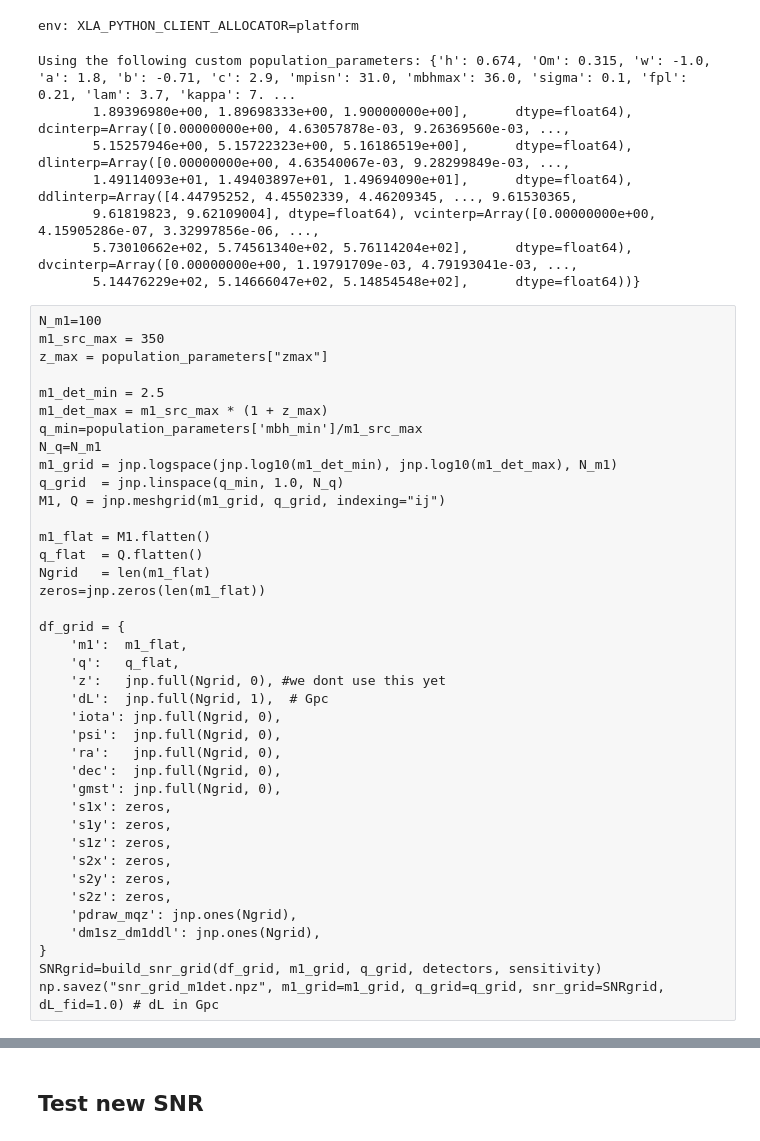
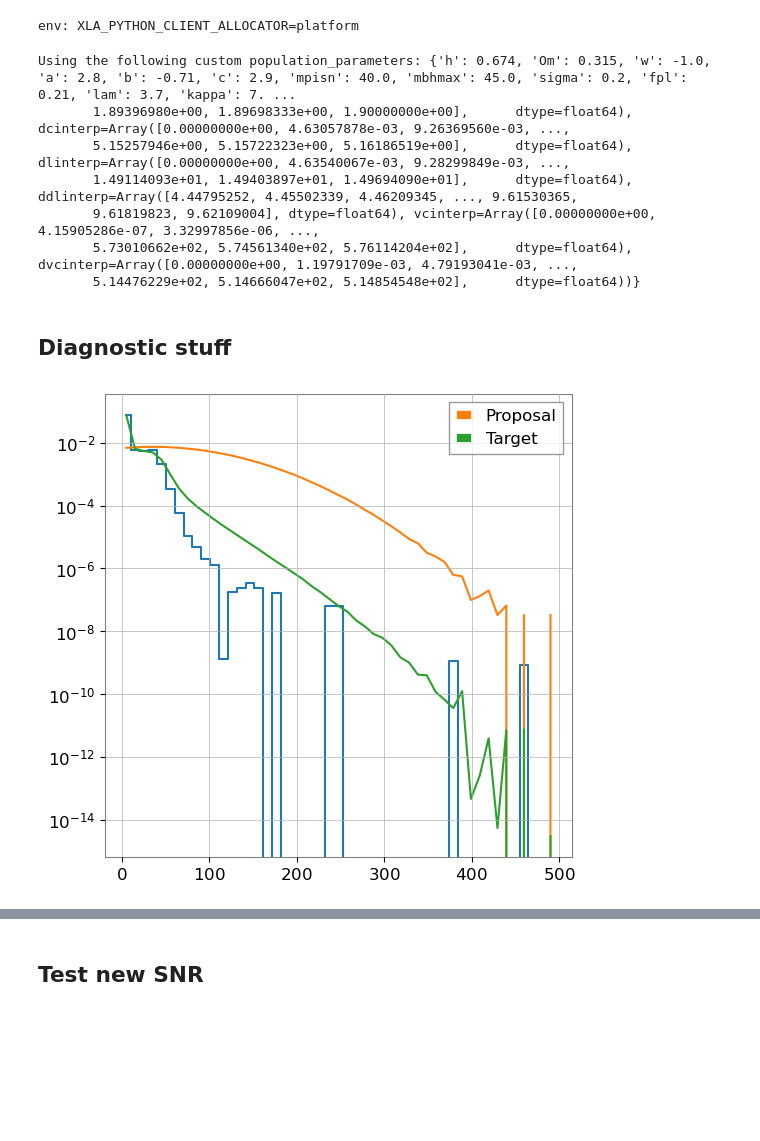
Before and after one commit to abby-moran/GW_pop_cosmo_inference, a Jupyter notebook: src/redone_gen.ipynb, the cells around one changed output, grey strips where cells are left out. Drawn from its saved outputs; the diff is of its cells as text; code cells hidden in the pictures; blank space fills up the shorter version.

```diff
--- a/src/redone_gen.ipynb
+++ b/src/redone_gen.ipynb
@@ -43,7 +42,7 @@ SENSITIVITIES = {'aligo': lalsim.SimNoisePSDaLIGODesignSensitivityP1200087,
                 'CE': lalsim.SimNoisePSDCosmicExplorerP1600143}
 
 population_parameters = dict()
-config_file = '../reproduce/configs/config_zp1.txt'
+config_file = '../reproduce/configs/config2.txt'
 #outfile = 'new_mock_inj_cut.h5'#'mock_injections_o3_zp1.h5'
 
 population_parameters = dict()
@@ -65,7 +64,7 @@ custom_cosmo = intensity_models.FlatwCDMCosmology(population_parameters['h'], po
 population_parameters['cosmo'] = custom_cosmo
 print("Using the following custom population_parameters: " + str(population_parameters))
 # %% [output]
-Using the following custom population_parameters: {'h': 0.674, 'Om': 0.315, 'w': -1.0, 'a': 1.8, 'b': -0.71, 'c': 2.9, 'mpisn': 31.0, 'mbhmax': 36.0, 'sigma': 0.1, 'fpl': 0.21, 'lam': 3.7, 'kappa': 7. ...
+Using the following custom population_parameters: {'h': 0.674, 'Om': 0.315, 'w': -1.0, 'a': 2.8, 'b': -0.71, 'c': 2.9, 'mpisn': 40.0, 'mbhmax': 45.0, 'sigma': 0.2, 'fpl': 0.21, 'lam': 3.7, 'kappa': 7. ...
        1.89396980e+00, 1.89698333e+00, 1.90000000e+00],      dtype=float64), dcinterp=Array([0.00000000e+00, 4.63057878e-03, 9.26369560e-03, ...,
        5.15257946e+00, 5.15722323e+00, 5.16186519e+00],      dtype=float64), dlinterp=Array([0.00000000e+00, 4.63540067e-03, 9.28299849e-03, ...,
        1.49114093e+01, 1.49403897e+01, 1.49694090e+01],      dtype=float64), ddlinterp=Array([4.44795252, 4.45502339, 4.46209345, ..., 9.61530365,
@@ -173,43 +172,4 @@ def build_snr_grid(df_grid, m1_grid, q_grid, detectors, sensitivity, batch_num=4
         num_left -= (stop - start)
 
     return snr_out.reshape(len(m1_grid), len(q_grid))
-# %% [raw]
-N_m1=100
-m1_src_max = 350
-z_max = population_parameters["zmax"]
-
-m1_det_min = 2.5
-m1_det_max = m1_src_max * (1 + z_max)
-q_min=population_parameters['mbh_min']/m1_src_max
-N_q=N_m1
-m1_grid = jnp.logspace(jnp.log10(m1_det_min), jnp.log10(m1_det_max), N_m1)
-q_grid  = jnp.linspace(q_min, 1.0, N_q)
-M1, Q = jnp.meshgrid(m1_grid, q_grid, indexing="ij")
-
-m1_flat = M1.flatten()
-q_flat  = Q.flatten()
-Ngrid   = len(m1_flat)
-zeros=jnp.zeros(len(m1_flat))
-
-df_grid = {
-    'm1':  m1_flat,
-    'q':   q_flat,
-    'z':   jnp.full(Ngrid, 0), #we dont use this yet
-    'dL':  jnp.full(Ngrid, 1),  # Gpc
-    'iota': jnp.full(Ngrid, 0),
-    'psi':  jnp.full(Ngrid, 0),
-    'ra':   jnp.full(Ngrid, 0),
-    'dec':  jnp.full(Ngrid, 0),
-    'gmst': jnp.full(Ngrid, 0),
-    's1x': zeros,
-    's1y': zeros,
-    's1z': zeros,
-    's2x': zeros,
-    's2y': zeros,
-    's2z': zeros,
-    'pdraw_mqz': jnp.ones(Ngrid),
-    'dm1sz_dm1ddl': jnp.ones(Ngrid),
-}
-SNRgrid=build_snr_grid(df_grid, m1_grid, q_grid, detectors, sensitivity)
-np.savez("snr_grid_m1det.npz", m1_grid=m1_grid, q_grid=q_grid, snr_grid=SNRgrid, dL_fid=1.0) # dL in Gpc
 # %%
@@ -221,3 +182,5 @@ snr_grid = grid["snr_grid"]
 dL_fid   = float(grid["dL_fid"])
 
 log_snr_interp = RegularGridInterpolator((m1_grid, q_grid), np.log(snr_grid), bounds_error=False, fill_value=-np.inf)
+# %% [markdown]
+## Diagnostic stuff
@@ -223,0 +283,16 @@ log_snr_interp = RegularGridInterpolator((m1_grid, q_grid), np.log(snr_grid), bo
+# %%
+m_bins = np.linspace(m.min(), m.max(), 50)
+hist_draw, _ = np.histogram(m, bins=m_bins, density=True)
+hist_pop, _ = np.histogram(m, bins=m_bins, weights=np.exp(log_dN_func(m, q, z)), density=True)
+
+hist_m, edges_m = np.histogram(df_det['m1'].values, bins=m_bins, weights=np.exp(log_dN_func(df_det['m1'], df_det['q'], df_det['z'])), density=True)
+
+plt.plot(edges_m[:-1], hist_m, drawstyle='steps-mid')
+
+plt.plot(m_bins[:-1], hist_draw, label='Proposal')
+plt.plot(m_bins[:-1], hist_pop, label='Target')
+plt.yscale('log')
+plt.legend()
+plt.show()
+# %% [output]
+[figure, added]
```
Also changed, not shown: parts of 26 cells of this notebook, 3 other files.
